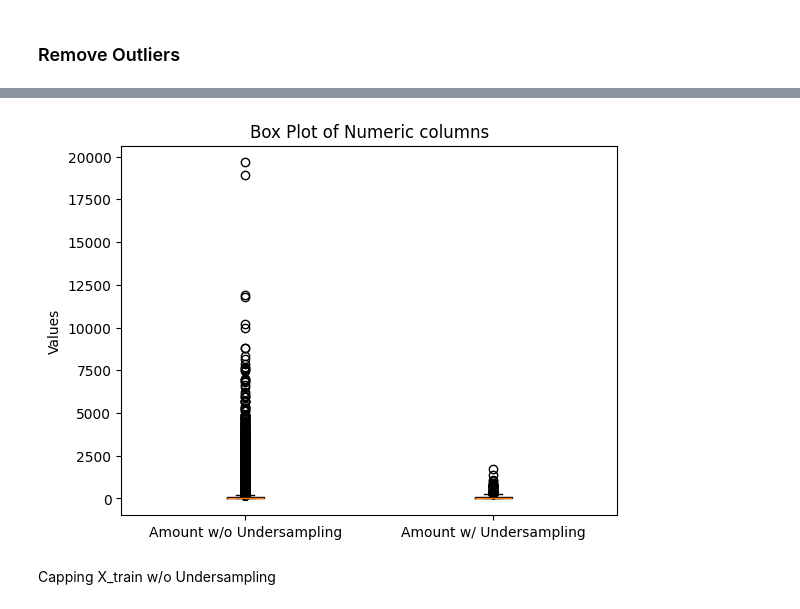
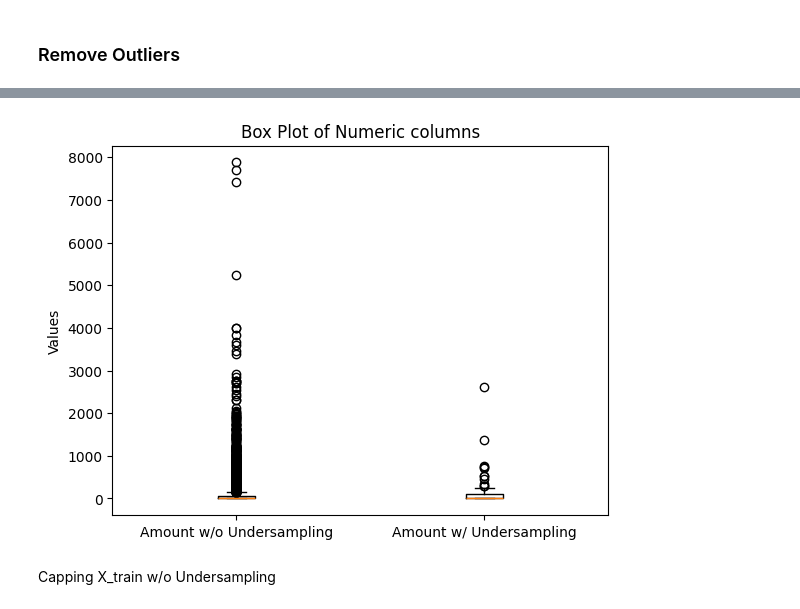
Before and after one commit to ProfessionalSalmon/Fraud_Detection_Logistic_Model, a Jupyter notebook: fraud.ipynb, the cells around one changed output, grey strips where cells are left out. Cells and saved outputs as stored; diff of their text form; code cells hidden in the pictures.

```diff
--- a/fraud.ipynb
+++ b/fraud.ipynb
@@ -17,7 +18,7 @@ from sklearn.utils import resample
 ## Load Data and Data Exploration
 # %%
 # load data
-df = pd.read_csv('creditcard.csv')
+df = pd.read_csv('/content/creditcard.csv')
 df.head(10)
 # %% [output]
 |  | Time | V1 | V2 | V3 | V4 | V5 | V6 | V7 | V8 | V9 | ... | ... |
@@ -166,14 +154,14 @@ Name: Amount, Length: 463, dtype: float64
 # %%
-# Example of outliers visualization in 'Amount' column
+# Outliers visualization in 'Amount' column
 
-plt.boxplot([X_train['Amount'], X_train2['Amount']])
+plt.boxplot([X_train['Amount'], X_under['Amount']])
 plt.title('Box Plot of Numeric columns')
 plt.xticks([1,2], ['Amount w/o Undersampling', 'Amount w/ Undersampling'])
 plt.ylabel('Values')
 
 plt.show()
 # %% [output]
-[figure, old version]
+[figure, new version]
 # %% [markdown]
 Capping X_train w/o Undersampling
 # %%
```
Also changed, not shown: parts of 28 cells of this notebook, 1 other file.
